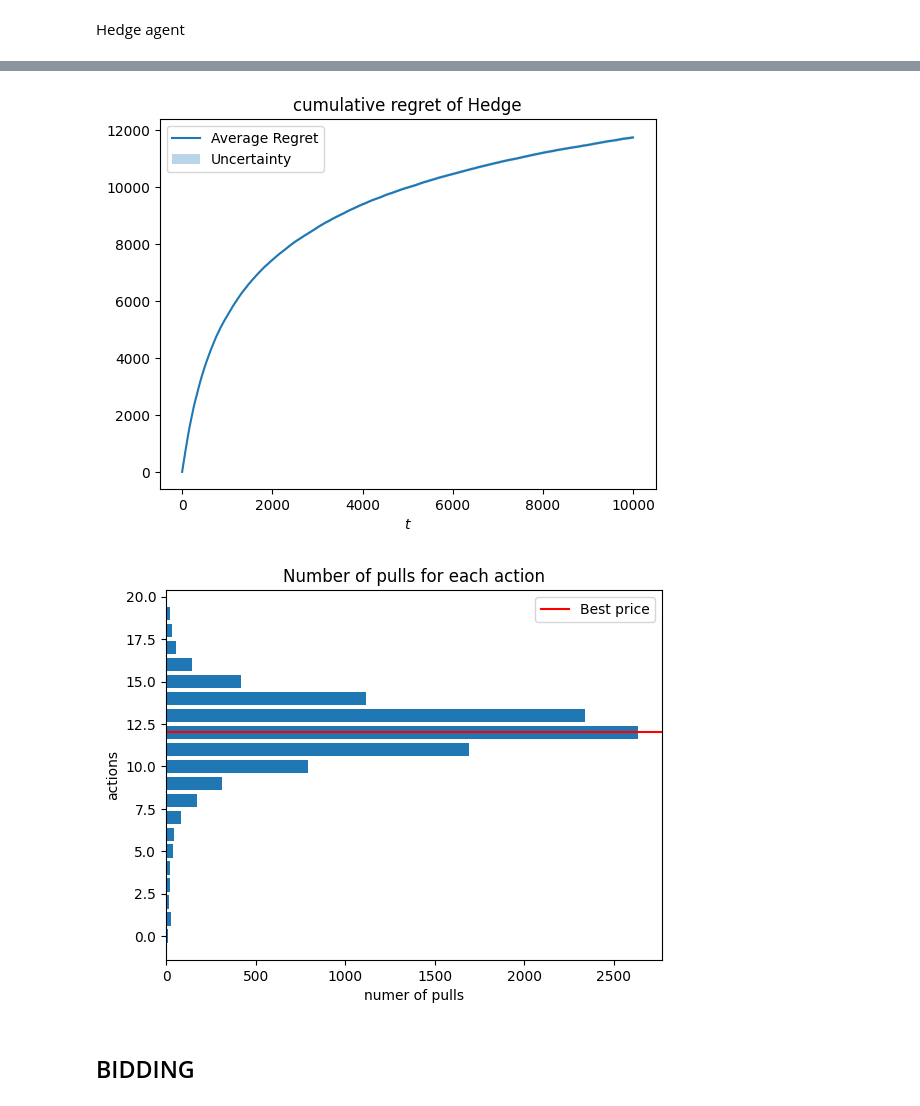
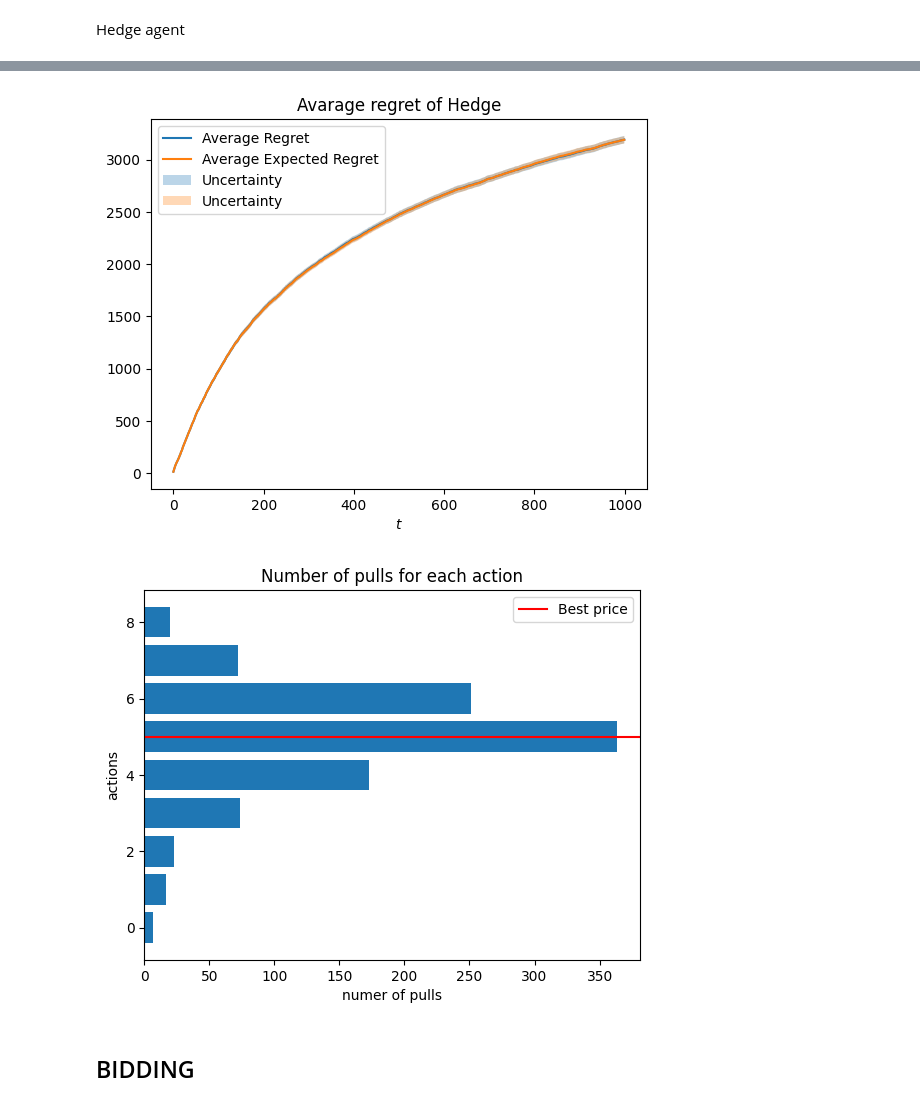
Before and after one commit to manuu1311/OLA-project, a Jupyter notebook: Deliverables/Requirement2/requirement2.ipynb, the cells around one changed output, grey strips where cells are left out. Drawn from its saved outputs; the diff is of its cells as text; code cells hidden in the pictures.

```diff
--- a/Deliverables/Requirement2/requirement2.ipynb
+++ b/Deliverables/Requirement2/requirement2.ipynb
@@ -24,10 +24,11 @@ Hedge agent
 n_trials = 50
 
 regret_per_trial = []
+expected_regret_per_trial = []
 
 for seed in range(n_trials):
     np.random.seed(seed)
-    T = 10000 # number of days
+    T = 1000 # number of days
     epsilon = T**(-0.33)
     K =  int(1/epsilon) # from theory
     n_customers = 100 # this will depend on advertising step when combining bidding and pricing
@@ -56,6 +57,7 @@ for seed in range(n_trials):
     Hedge_agent = HedgeAgent(K, learning_rate)
 
     agent_profits = np.array([])
+    expected_clairvoyant_profits = np.array([])
     clairvoyant_profits = np.array([])
 
     for t in range(T):
@@ -63,16 +65,23 @@ for seed in range(n_trials):
         p_t = prices[pi_t]
         l_t, r_t, d_t = env.round(p_t, n_customers, t)
         Hedge_agent.update(l_t)
+        agent_profits = np.append(agent_profits, r_t)
 
-        agent_profits = np.append(agent_profits, r_t)
-        clairvoyant_profits = np.append(clairvoyant_profits, (best_price-cost)*conversion_rates[t](best_price)*n_customers)
+        l_t, r_t, d_t = env.round(best_price, n_customers, t)
+        clairvoyant_profits  = np.append(clairvoyant_profits, r_t)
+        expected_clairvoyant_profits = np.append(expected_clairvoyant_profits, (best_price-cost)*conversion_rates[t](best_price)*n_customers)
 
     cumulative_regret = np.cumsum(clairvoyant_profits-agent_profits)
+    exepected_cumulative_regret = np.cumsum(expected_clairvoyant_profits-agent_profits)
 
     regret_per_trial.append(cumulative_regret)
+    expected_regret_per_trial.append(exepected_cumulative_regret)
 
 regret_per_trial = np.array(regret_per_trial)
+expected_regret_per_trial = np.array(expected_regret_per_trial)
 
 average_regret = regret_per_trial.mean(axis=0)
 regret_sd = regret_per_trial.std(axis=0)
+average_expected_regret = expected_regret_per_trial.mean(axis=0)
+expected_regret_sd = expected_regret_per_trial.std(axis=0)
 # %%
@@ -107,26 +118,32 @@ plt.show();
 # %%
 plt.plot(np.arange(T), average_regret, label='Average Regret')
-plt.title('cumulative regret of Hedge')
+plt.plot(np.arange(T), average_expected_regret, label='Average Expected Regret')
+plt.title('Avarage regret of Hedge')
 plt.fill_between(np.arange(T),
                 average_regret-regret_sd/np.sqrt(n_trials),
                 average_regret+regret_sd/np.sqrt(n_trials),
+                alpha=0.3,
+                label='Uncertainty')
+plt.fill_between(np.arange(T),
+                average_expected_regret-expected_regret_sd/np.sqrt(n_trials),
+                average_expected_regret+expected_regret_sd/np.sqrt(n_trials),
                 alpha=0.3,
                 label='Uncertainty')
 plt.xlabel('$t$')
 plt.legend()
 plt.show()
 
 plt.figure()
 plt.barh(np.arange(K), Hedge_agent.N_pulls)
 plt.axhline(best_price_index, color='red', label='Best price')
 plt.ylabel('actions')
 plt.xlabel('numer of pulls')
 plt.legend()
 plt.title('Number of pulls for each action')
 plt.show();
 # %% [output]
-[figure, old version]
+[figure, new version]
-[figure, old version]
+[figure, new version]
 # %% [markdown]
 ## BIDDING
 # %% [markdown]
```
Also changed, not shown: parts of 15 cells of this notebook, 1 other file.
